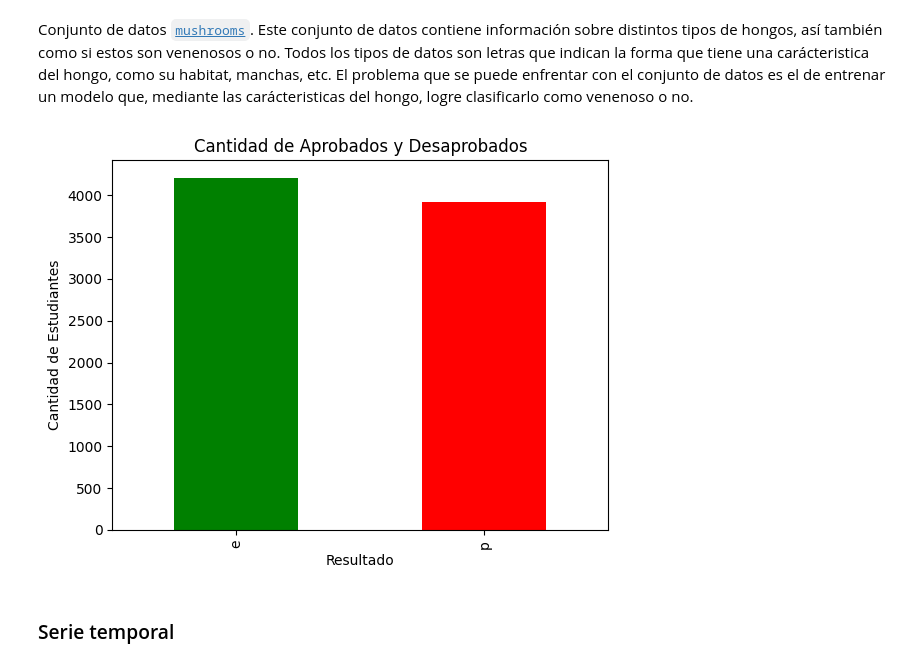
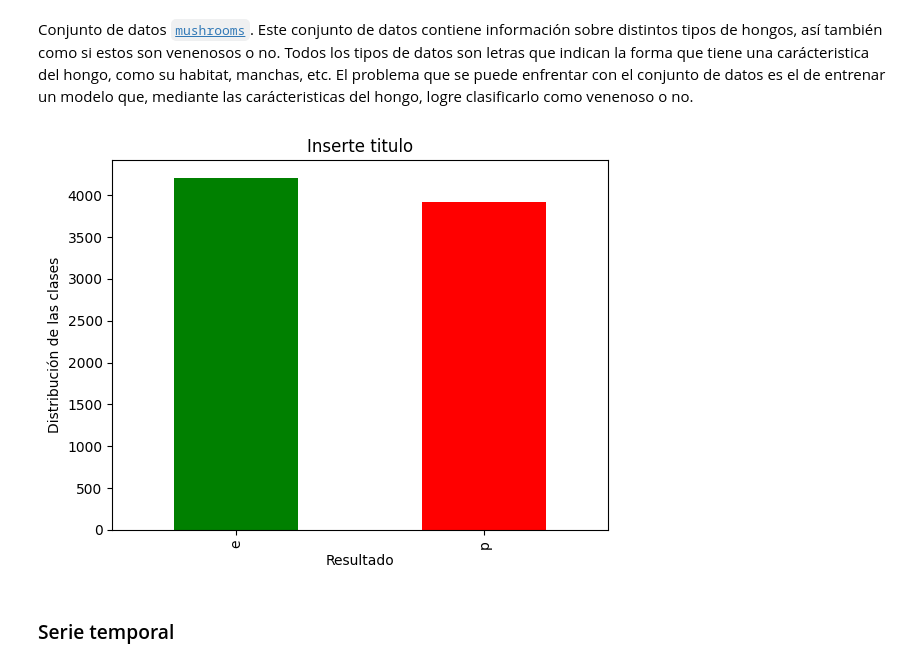
Before and after one commit to Diego-Astaburuaga/ayudantias_MAT281, a Jupyter notebook: ayudantias/Ayud1_MAT281_recuerdo_python_remake.ipynb, the cells around one changed output. Cells and saved outputs as stored; diff of their text form; code cells hidden in the pictures.

```diff
--- a/ayudantias/Ayud1_MAT281_recuerdo_python_remake.ipynb
+++ b/ayudantias/Ayud1_MAT281_recuerdo_python_remake.ipynb
@@ -141,21 +141,21 @@ Conjunto de datos [`mushrooms`](https://www.kaggle.com/datasets/uciml/mushroom-c
 # %%
 import matplotlib.pyplot as plt
 
 # Contar la cantidad de aprobados y desaprobados
 conteo_resultados = fungis['class'].value_counts()
 
 # Crear el gráfico de barras
 conteo_resultados.plot(kind='bar', color=['green', 'red'])
 
 # Añadir título y etiquetas
-plt.title('Cantidad de Aprobados y Desaprobados')
+plt.title('Inserte titulo')
 plt.xlabel('Resultado')
-plt.ylabel('Cantidad de Estudiantes')
+plt.ylabel('Distribución de las clases')
 
 # Mostrar el gráfico
 plt.show()
 # %% [output]
-[figure, old version]
+[figure, new version]
 # %% [markdown]
 ### Serie temporal
 # %%
```
Also changed, not shown: parts of 3 cells of this notebook.
